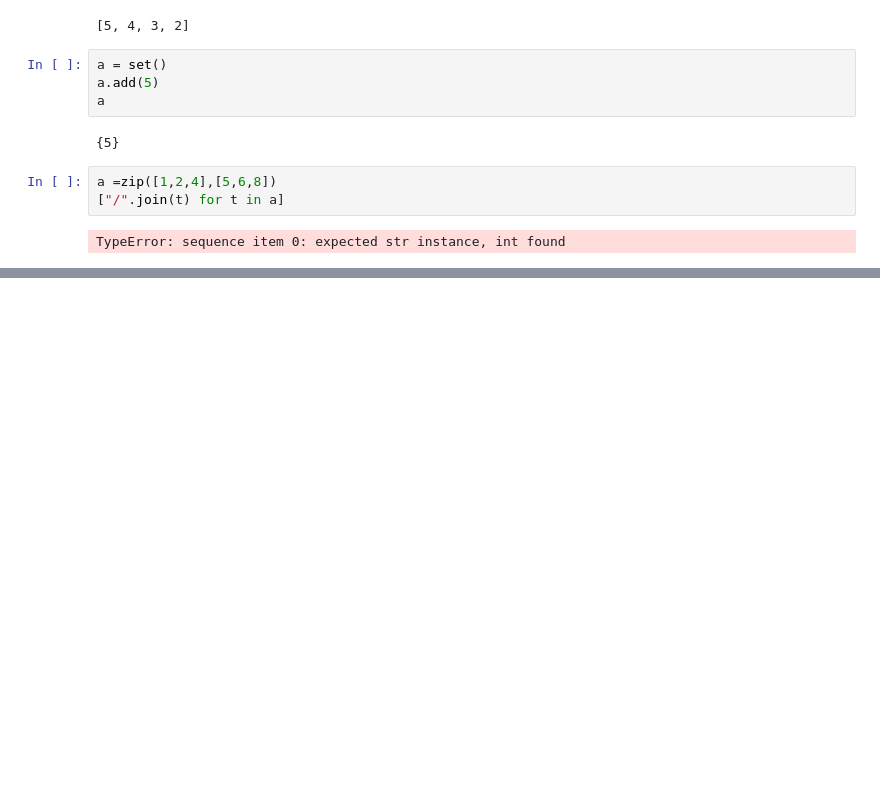
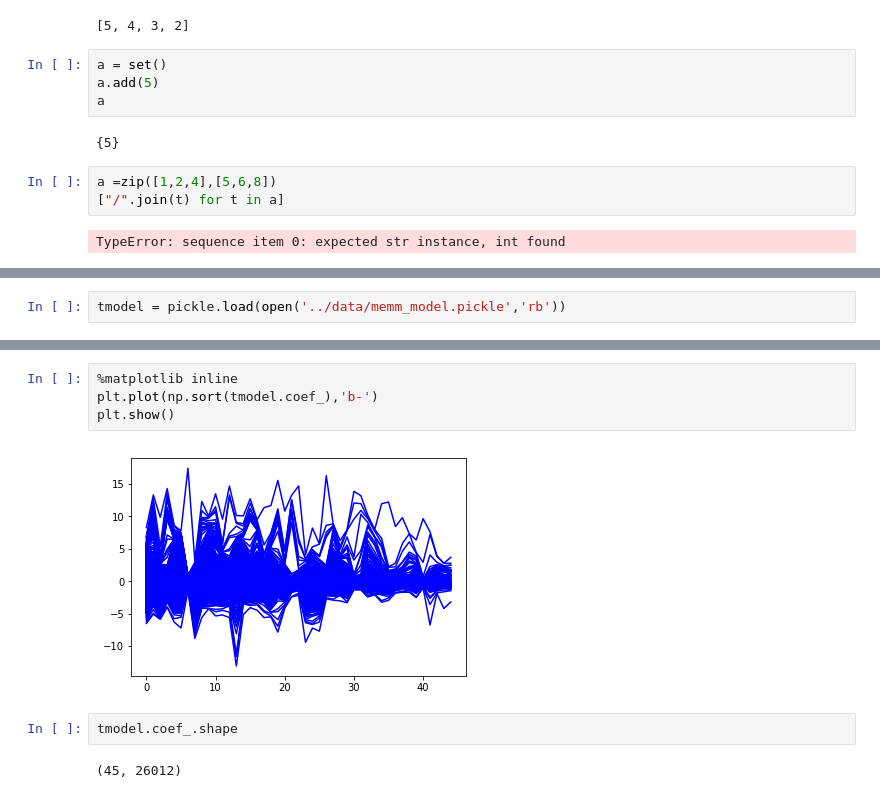
Before and after one commit to kishkash555/biu, a Jupyter notebook: NLP-courses/89680-NLP/assignment1/code/test triplet to feature vec.ipynb, the cells around one changed output, grey strips where cells are left out. Cells and saved outputs as stored; diff of their text form; blank space fills up the shorter version.

```diff
--- a/NLP-courses/89680-NLP/assignment1/code/test triplet to feature vec.ipynb
+++ b/NLP-courses/89680-NLP/assignment1/code/test triplet to feature vec.ipynb
@@ -119,0 +122,2 @@ TypeError: sequence item 0: expected str instance, int found
+# %%
+tmodel = pickle.load(open('../data/memm_model.pickle','rb'))
@@ -119,0 +141,10 @@ TypeError: sequence item 0: expected str instance, int found
+# %%
+%matplotlib inline
+plt.plot(np.sort(tmodel.coef_),'b-')
+plt.show()
+# %% [output]
+[figure, added]
+# %%
+tmodel.coef_.shape
+# %% [output]
+(45, 26012)
```
Also changed, not shown: parts of 10 cells of this notebook, 6 other files.
